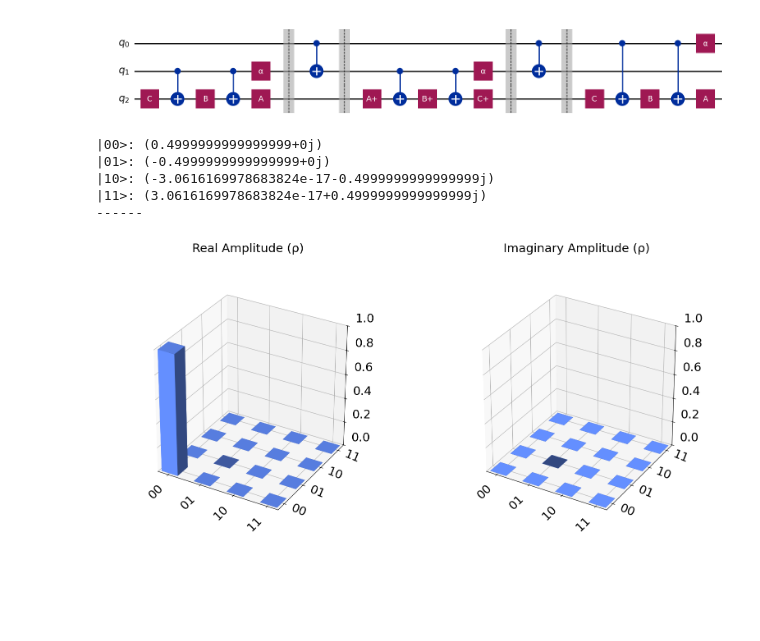
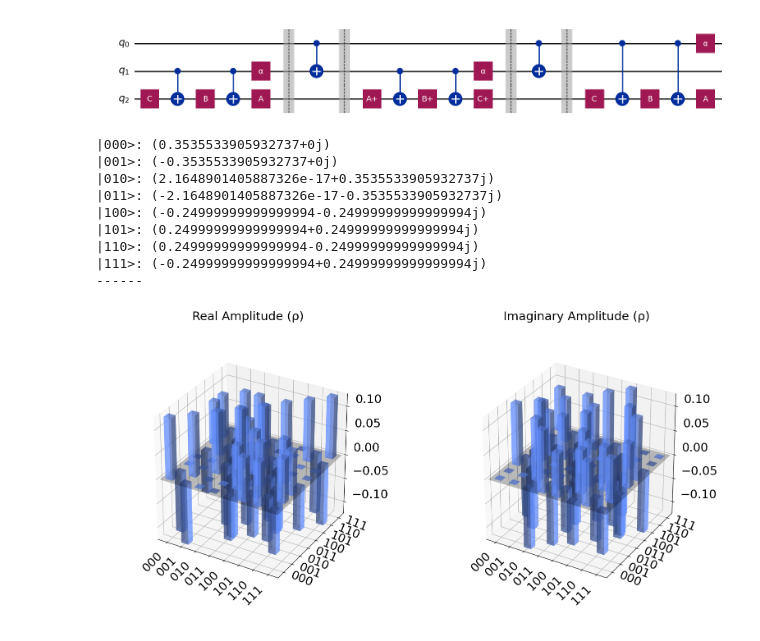
Before and after one commit to Academic-Student-Software-Club/quantum-computing, a Jupyter notebook: quantum-circuits/11-circuit-drawings.ipynb, the cells around one changed output. Saved outputs shown, nothing was run; the diff lists cells and outputs as text; code cells hidden in the pictures; blank space fills up the shorter version.

```diff
--- a/quantum-circuits/11-circuit-drawings.ipynb
+++ b/quantum-circuits/11-circuit-drawings.ipynb
@@ -193,38 +193,42 @@ def qft(circuit, n):
         # which encode the relative phases in the Fourier basis.
         for k in range(j+1, n):
             # Computes the rotation angle for the controlled phase
             angle = np.pi / 2**(k-j)
             # Applies a controlled-phase gate:
             # qubit k is the control, qubit j is the target,
             # and the target’s phase is rotated by angle if the control is |1>.
             circuit.cp(angle, k, j)
     for i in range(n//2):
         # After the rotations, QFT reverses the order of qubits.
         # This loop swaps qubits from start to end to correct the order.
         circuit.swap(i, n-i-1)
     return circuit
 
 # Circuit
-n = 2
+n = 3
 qc = QuantumCircuit(n)
 qc.x(0)
 qc.x(n-1)
 qft(qc, n)
 
 # Get statevector without Aer
 state = Statevector.from_instruction(qc)
 state_dict = state.to_dict()
 for basis, amplitude in state_dict.items():
             print(f"|{basis}>: {amplitude}")
 print("------")
 qc.draw('mpl')
 
-plot_state_city(Statevector.from_label('00'))
-#plot_state_city(state,alpha=0.6)            # 3D bars showing real/imag parts
+
+plot_state_city(state,alpha=0.5)            # 3D bars showing real/imag parts
 # %% [output]
-|00>: (0.4999999999999999+0j)
-|01>: (-0.4999999999999999+0j)
-|10>: (-3.0616169978683824e-17-0.4999999999999999j)
-|11>: (3.0616169978683824e-17+0.4999999999999999j)
+|000>: (0.3535533905932737+0j)
+|001>: (-0.3535533905932737+0j)
+|010>: (2.1648901405887326e-17+0.3535533905932737j)
+|011>: (-2.1648901405887326e-17-0.3535533905932737j)
+|100>: (-0.24999999999999994-0.24999999999999994j)
+|101>: (0.24999999999999994+0.24999999999999994j)
+|110>: (0.24999999999999994-0.24999999999999994j)
+|111>: (-0.24999999999999994+0.24999999999999994j)
 ------
-[figure, old version]
+[figure, new version]
```
